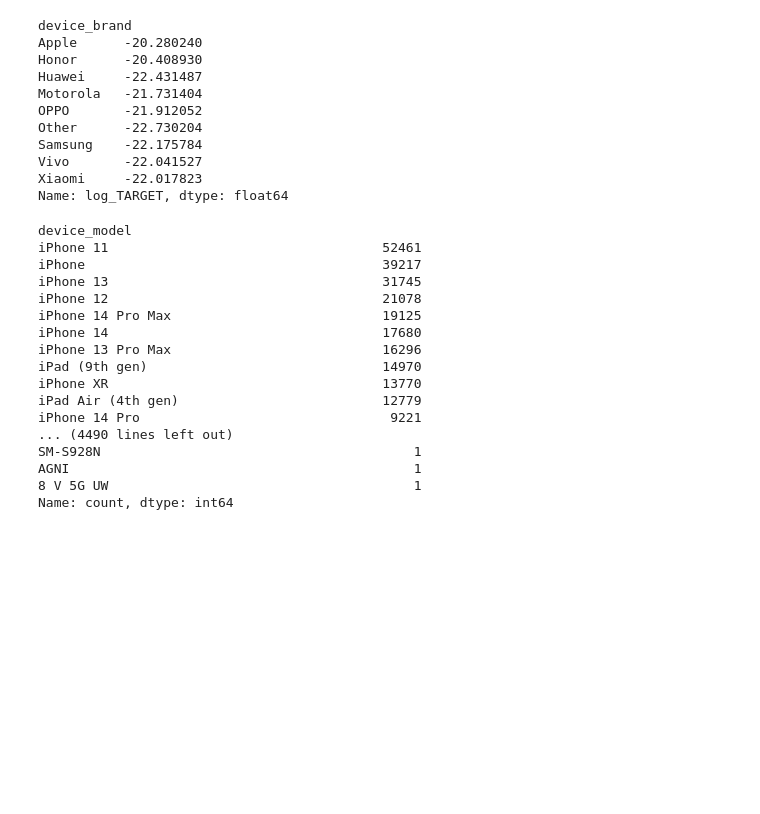
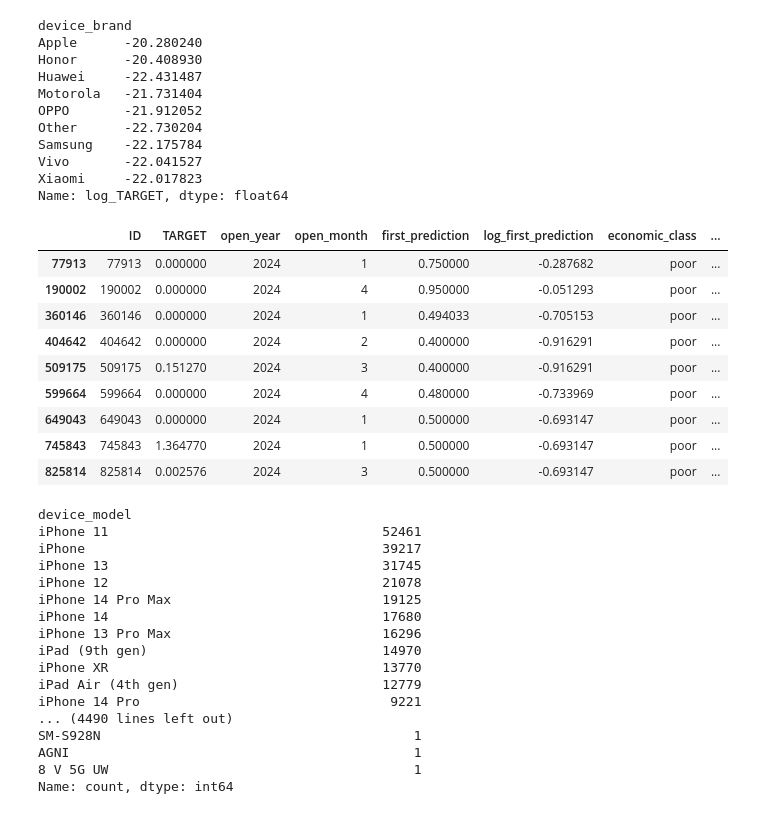
Before and after one commit to kadiogluberke/dac24_fugo, a Jupyter notebook: notebooks/models_training/global_w_user_data/global_w_user_data.ipynb, the cells around one changed output. Drawn from its saved outputs; the diff is of its cells as text; code cells hidden in the pictures; blank space fills up the shorter version.

```diff
--- a/notebooks/models_training/global_w_user_data/global_w_user_data.ipynb
+++ b/notebooks/models_training/global_w_user_data/global_w_user_data.ipynb
@@ -270,6 +270,20 @@ Samsung    -22.175784
 Vivo       -22.041527
 Xiaomi     -22.017823
 Name: log_TARGET, dtype: float64
+# %%
+df_train[(df_train['country'] == 'United States') & (df_train['device_brand'] == 'Apple')
+                                    & (df_train['economic_class'] == 'poor') ]
+# %% [output]
+|  | ID | TARGET | open_year | open_month | first_prediction | log_first_prediction | economic_class | ... |
+| 77913 | 77913 | 0.000000 | 2024 | 1 | 0.750000 | -0.287682 | poor | ... |
+| 190002 | 190002 | 0.000000 | 2024 | 4 | 0.950000 | -0.051293 | poor | ... |
+| 360146 | 360146 | 0.000000 | 2024 | 1 | 0.494033 | -0.705153 | poor | ... |
+| 404642 | 404642 | 0.000000 | 2024 | 2 | 0.400000 | -0.916291 | poor | ... |
+| 509175 | 509175 | 0.151270 | 2024 | 3 | 0.400000 | -0.916291 | poor | ... |
+| 599664 | 599664 | 0.000000 | 2024 | 4 | 0.480000 | -0.733969 | poor | ... |
+| 649043 | 649043 | 0.000000 | 2024 | 1 | 0.500000 | -0.693147 | poor | ... |
+| 745843 | 745843 | 1.364770 | 2024 | 1 | 0.500000 | -0.693147 | poor | ... |
+| 825814 | 825814 | 0.002576 | 2024 | 3 | 0.500000 | -0.693147 | poor | ... |
 # %%
 df_train['device_model'].value_counts()
 # %% [output]
```
